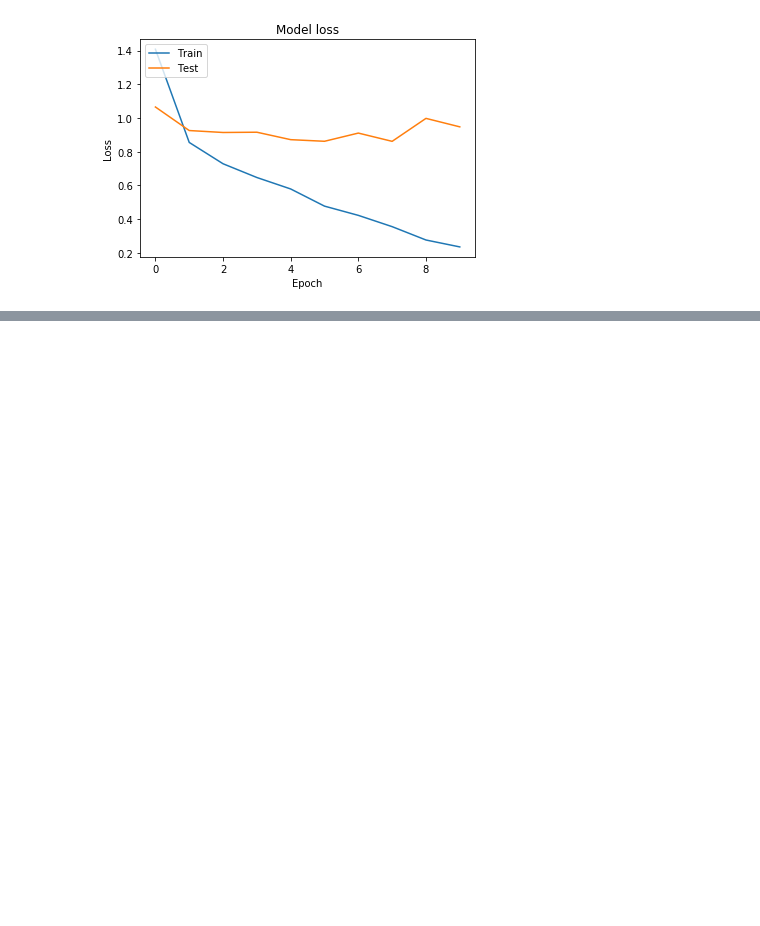
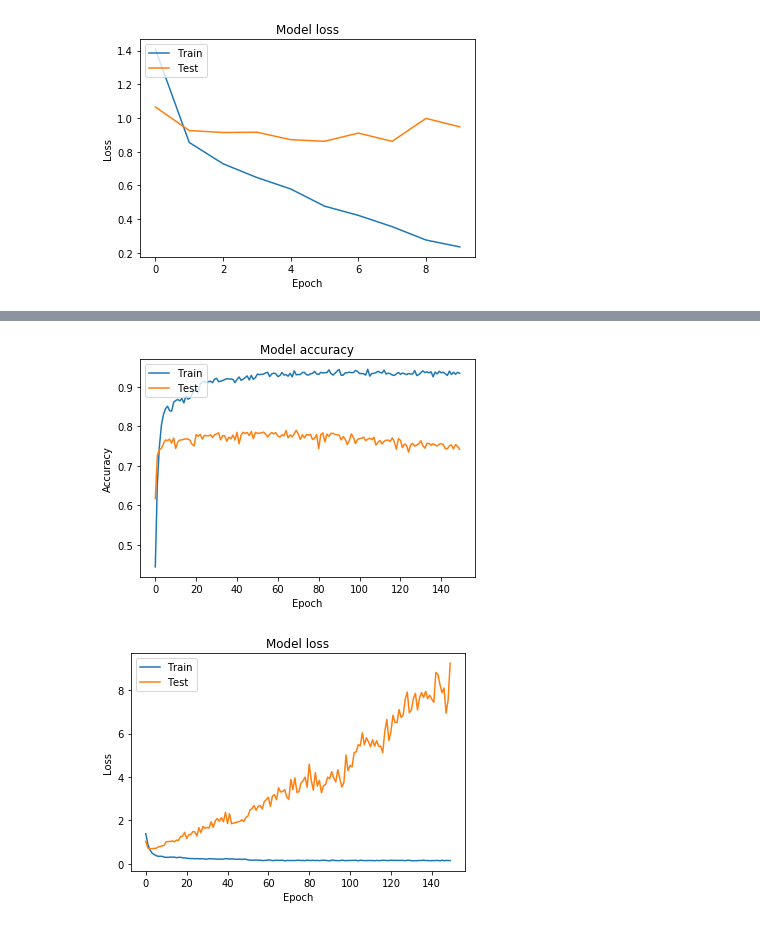
Before and after one commit to Zempm3/intticket_analysis, a Jupyter notebook: Newsgroup_Text_Analysis.ipynb, the cells around one changed output, grey strips where cells are left out. Cells and saved outputs as stored; diff of their text form; code cells hidden in the pictures; blank space fills up the shorter version.

```diff
--- a/Newsgroup_Text_Analysis.ipynb
+++ b/Newsgroup_Text_Analysis.ipynb
@@ -665,0 +743,10 @@ plt.show()
+# %%
+history = model.fit(X_train, newsgroup_train.target,
+                    epochs=150,
+                    verbose=True,
+                    validation_data=(X_test, newsgroup_test.target),
+                    batch_size=10)
+loss, accuracy = model.evaluate(X_train, newsgroup_train.target, verbose=False)
+print("Training Accuracy: {:.4f}".format(accuracy))
+loss, accuracy = model.evaluate(X_test, newsgroup_test.target, verbose=False)
+print("Testing Accuracy:  {:.4f}".format(accuracy))
@@ -665,0 +771,21 @@ plt.show()
+# %%
+# Plot training & validation accuracy values
+plt.plot(history.history['accuracy'])
+plt.plot(history.history['val_accuracy'])
+plt.title('Model accuracy')
+plt.ylabel('Accuracy')
+plt.xlabel('Epoch')
+plt.legend(['Train', 'Test'], loc='upper left')
+plt.show()
+
+# Plot training & validation loss values
+plt.plot(history.history['loss'])
+plt.plot(history.history['val_loss'])
+plt.title('Model loss')
+plt.ylabel('Loss')
+plt.xlabel('Epoch')
+plt.legend(['Train', 'Test'], loc='upper left')
+plt.show()
+# %% [output]
+[figure, added]
+[figure, added]
```
Also changed, not shown: parts of 18 cells of this notebook.
